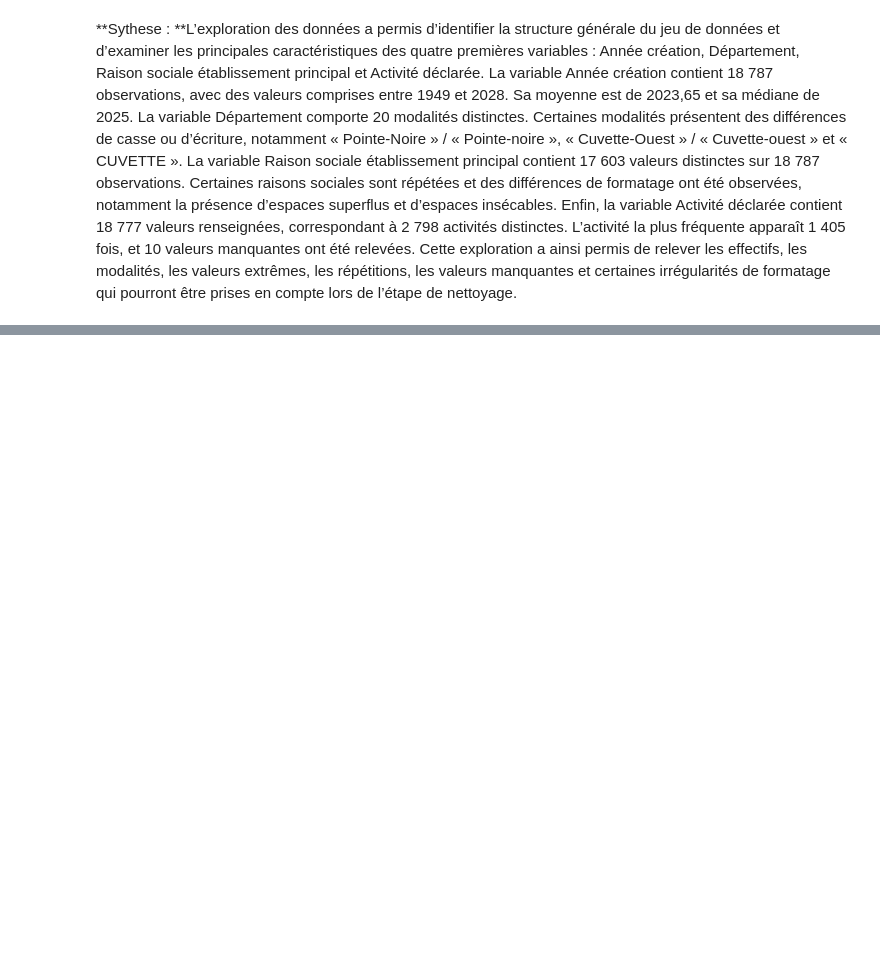
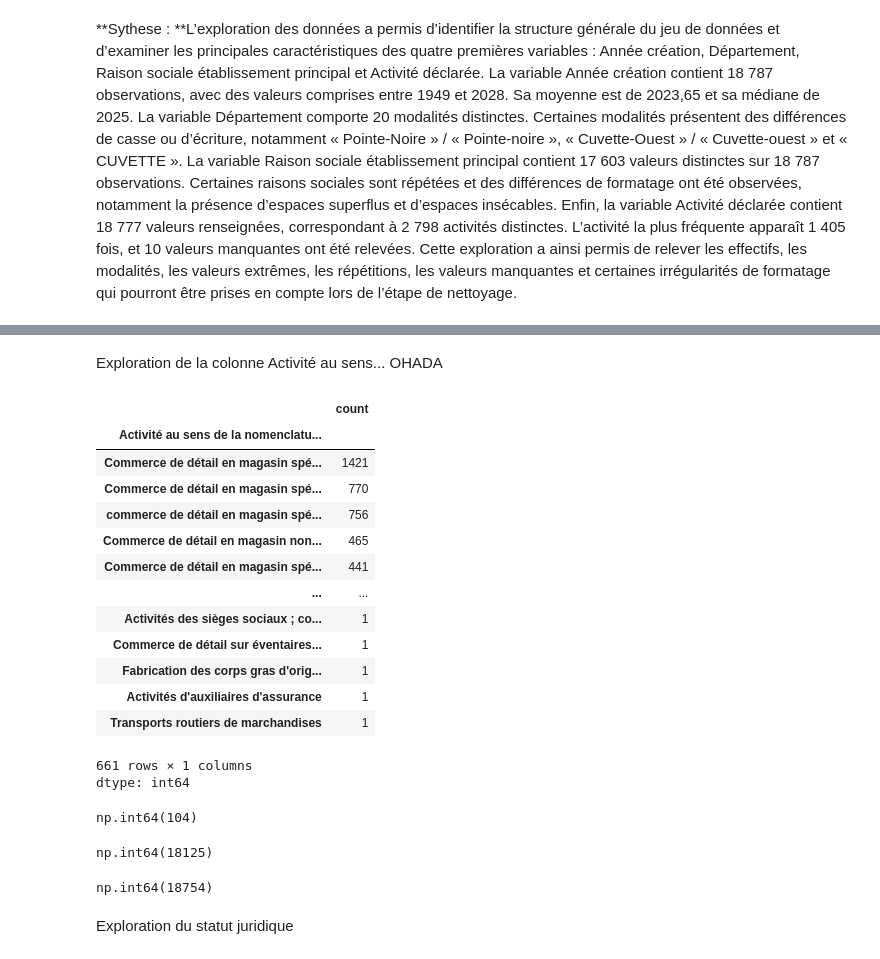
Before and after one commit to Perine23Dev/analyse-entreprises-emploi-republique-du-congo, a Jupyter notebook: projet_base.ipynb, the cells around one changed output, grey strips where cells are left out. Saved outputs shown, nothing was run; the diff lists cells and outputs as text; code cells hidden in the pictures; blank space fills up the shorter version.

```diff
--- a/projet_base.ipynb
+++ b/projet_base.ipynb
@@ -357,0 +435,35 @@ segment
+# %% [markdown]
+Exploration de la colonne Activité au sens... OHADA
+# %%
+df['Activité au sens de la nomenclature OHADA'].value_counts()
+# %% [output]
+|  | count |
+| Activité au sens de la nomenclatu... |  |
+| Commerce de détail en magasin spé... | 1421 |
+| Commerce de détail en magasin spé... | 770 |
+| commerce de détail en magasin spé... | 756 |
+| Commerce de détail en magasin non... | 465 |
+| Commerce de détail en magasin spé... | 441 |
+| ... | ... |
+| Activités des sièges sociaux ; co... | 1 |
+| Commerce de détail sur éventaires... | 1 |
+| Fabrication des corps gras d'orig... | 1 |
+| Activités d'auxiliaires d'assurance | 1 |
+| Transports routiers de marchandises | 1 |
+661 rows × 1 columns
+dtype: int64
+# %%
+df['Activité au sens de la nomenclature OHADA'].isna().sum()
+#Compteur de valeurs nulles
+# %% [output]
+np.int64(104)
+# %%
+df['Activité au sens de la nomenclature OHADA'].duplicated().sum()
+# %% [output]
+np.int64(18125)
+# %%
+df['Forme juridique'].duplicated().sum()
+# %% [output]
+np.int64(18754)
+# %% [markdown]
+Exploration du statut juridique
```
Also changed, not shown: parts of 12 cells of this notebook.
